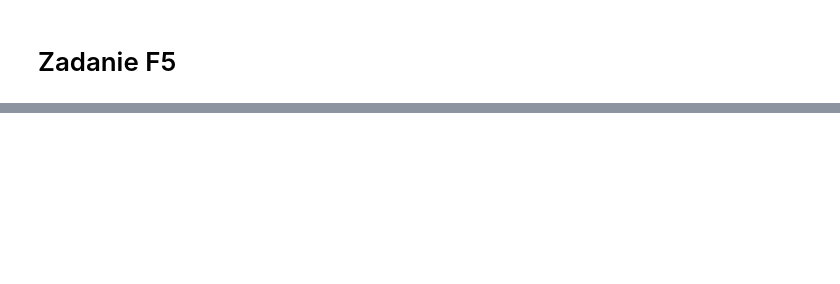
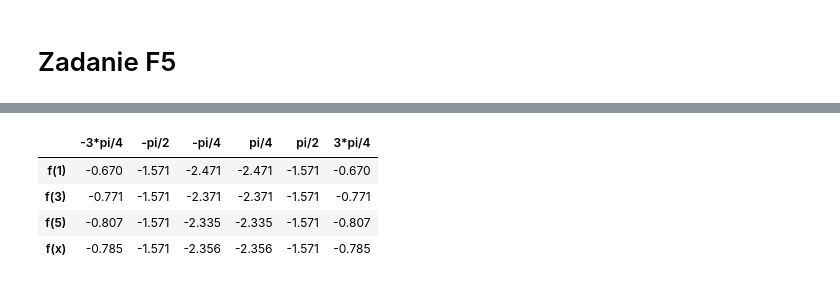
Before and after one commit to rzymski/jupyterObliczeniaNaukowe, a Jupyter notebook: szeregi.ipynb, the cells around one changed output, grey strips where cells are left out. Cells and saved outputs as stored; diff of their text form; code cells hidden in the pictures; blank space fills up the shorter version.

```diff
--- a/szeregi.ipynb
+++ b/szeregi.ipynb
@@ -377,0 +439,12 @@ f3resultTable
+# %%
+example5Ns = (1, 3, 5)
+f5resultTableValues = countFourierFunctions(f5Func, exampleFunctions, example5Ns)
+# print(f5resultTableValues)
+f5resultTable = createPandasTable(f5resultTableValues, exampleFunctions, example5Ns)
+f5resultTable
+# %% [output]
+|  | -3*pi/4 | -pi/2 | -pi/4 | pi/4 | pi/2 | 3*pi/4 |
+| f(1) | -0.670 | -1.571 | -2.471 | -2.471 | -1.571 | -0.670 |
+| f(3) | -0.771 | -1.571 | -2.371 | -2.371 | -1.571 | -0.771 |
+| f(5) | -0.807 | -1.571 | -2.335 | -2.335 | -1.571 | -0.807 |
+| f(x) | -0.785 | -1.571 | -2.356 | -2.356 | -1.571 | -0.785 |
```
Also changed, not shown: parts of 11 cells of this notebook.
